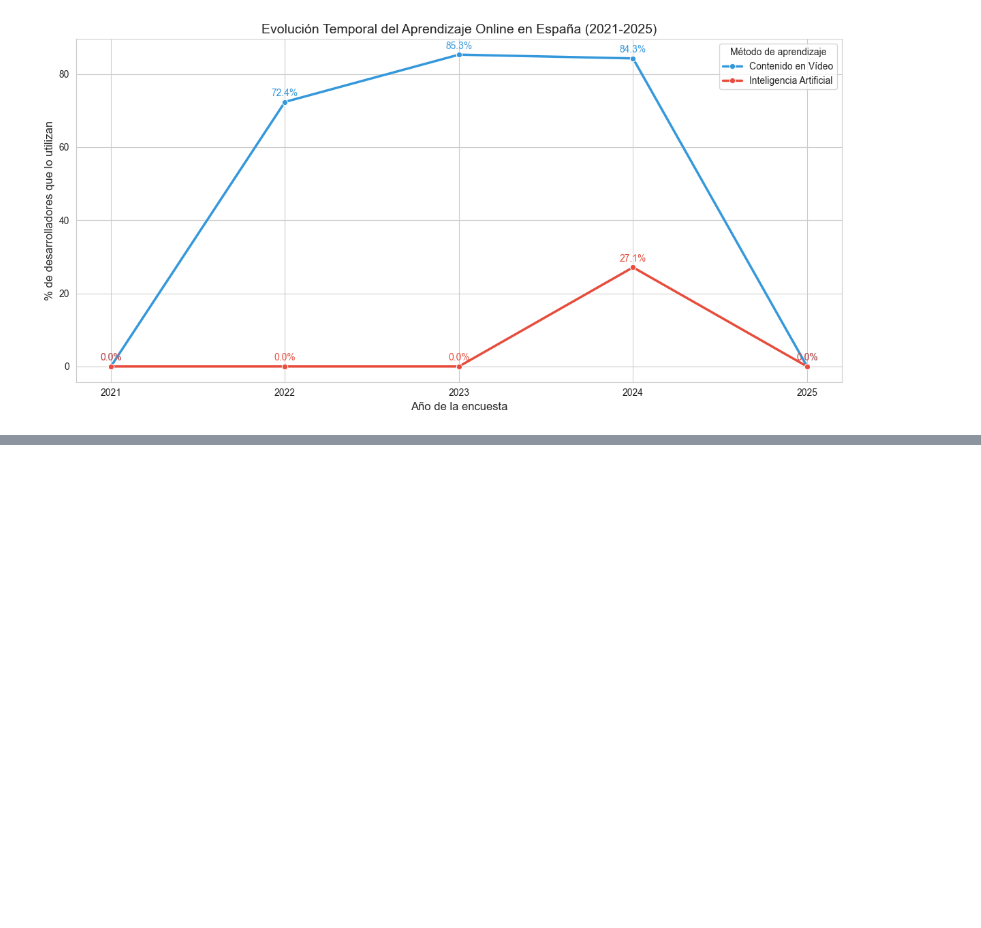
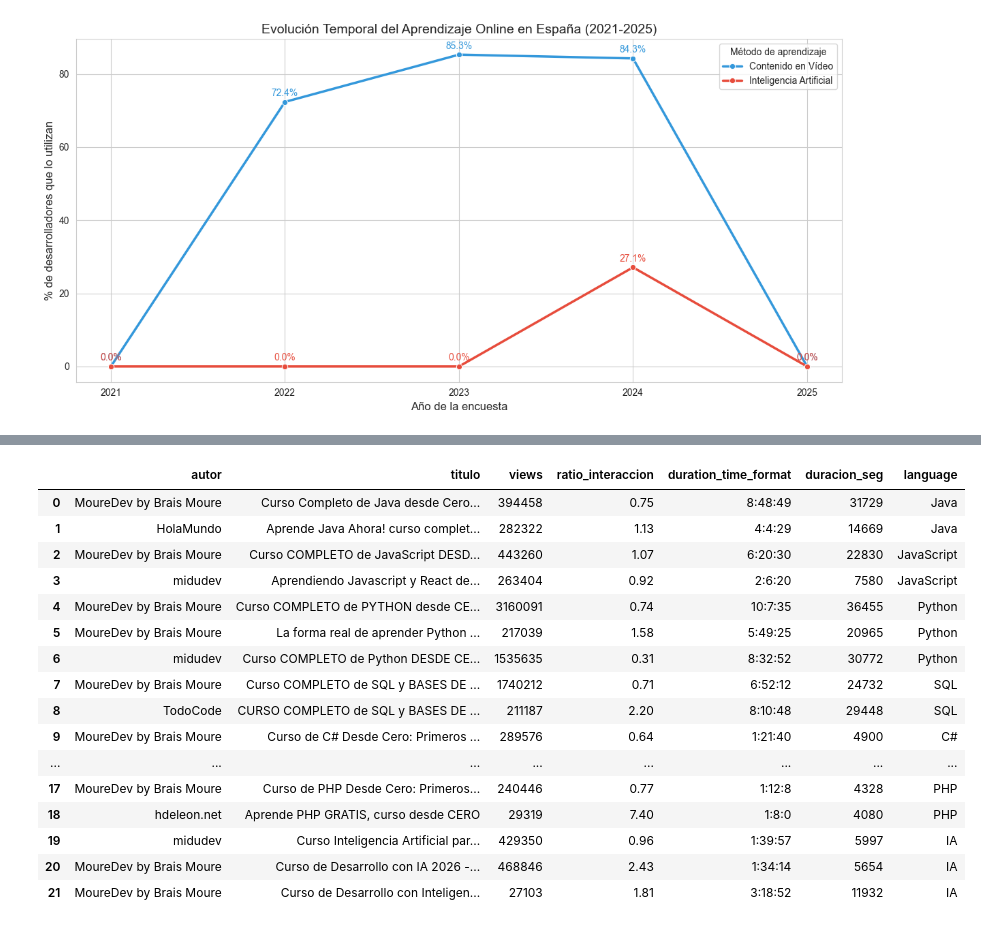
Before and after one commit to jlalonsoredon/EDA-programacion-tendencias, a Jupyter notebook: analisis-Stack-Overflow.ipynb, the cells around one changed output, grey strips where cells are left out. Saved outputs shown, nothing was run; the diff lists cells and outputs as text; code cells hidden in the pictures; blank space fills up the shorter version.

```diff
--- a/analisis-Stack-Overflow.ipynb
+++ b/analisis-Stack-Overflow.ipynb
@@ -1013,0 +1156,14 @@ plt.show()
+# %%
+from googleapiclient.discovery import build
+import pandas as pd
+import os
+from dotenv import load_dotenv
+
+# Cargar las variables de entorno desde el archivo .env
+load_dotenv()
+
+# Sustituye con tu clave de API obtenida en Google Cloud Console
+API_KEY = os.getenv("API_KEY")
+YOUTUBE_SERVICE_NAME = "youtube"
+YOUTUBE_API_VERSION = "v3"
+youtube = build(YOUTUBE_SERVICE_NAME, YOUTUBE_API_VERSION, developerKey=API_KEY)
@@ -1013,0 +1232,22 @@ plt.show()
+# %%
+# mostramos el DataFrame con las métricas de engagement para cada video y lenguaje
+df_engagement.to_csv('engagement_videos.csv', index=False)
+df_engagement
+# %% [output]
+|  | autor | titulo | views | ratio_interaccion | duration_time_format | duracion_seg | language |
+| 0 | MoureDev by Brais Moure | Curso Completo de Java desde Cero... | 394458 | 0.75 | 8:48:49 | 31729 | Java |
+| 1 | HolaMundo | Aprende Java Ahora! curso complet... | 282322 | 1.13 | 4:4:29 | 14669 | Java |
+| 2 | MoureDev by Brais Moure | Curso COMPLETO de JavaScript DESD... | 443260 | 1.07 | 6:20:30 | 22830 | JavaScript |
+| 3 | midudev | Aprendiendo Javascript y React de... | 263404 | 0.92 | 2:6:20 | 7580 | JavaScript |
+| 4 | MoureDev by Brais Moure | Curso COMPLETO de PYTHON desde CE... | 3160091 | 0.74 | 10:7:35 | 36455 | Python |
+| 5 | MoureDev by Brais Moure | La forma real de aprender Python ... | 217039 | 1.58 | 5:49:25 | 20965 | Python |
+| 6 | midudev | Curso COMPLETO de Python DESDE CE... | 1535635 | 0.31 | 8:32:52 | 30772 | Python |
+| 7 | MoureDev by Brais Moure | Curso COMPLETO de SQL y BASES DE ... | 1740212 | 0.71 | 6:52:12 | 24732 | SQL |
+| 8 | TodoCode | CURSO COMPLETO de SQL y BASES DE ... | 211187 | 2.20 | 8:10:48 | 29448 | SQL |
+| 9 | MoureDev by Brais Moure | Curso de C# Desde Cero: Primeros ... | 289576 | 0.64 | 1:21:40 | 4900 | C# |
+| ... | ... | ... | ... | ... | ... | ... | ... |
+| 17 | MoureDev by Brais Moure | Curso de PHP Desde Cero: Primeros... | 240446 | 0.77 | 1:12:8 | 4328 | PHP |
+| 18 | hdeleon.net | Aprende PHP GRATIS, curso desde CERO | 29319 | 7.40 | 1:8:0 | 4080 | PHP |
+| 19 | midudev | Curso Inteligencia Artificial par... | 429350 | 0.96 | 1:39:57 | 5997 | IA |
+| 20 | MoureDev by Brais Moure | Curso de Desarrollo con IA 2026 -... | 468846 | 2.43 | 1:34:14 | 5654 | IA |
+| 21 | MoureDev by Brais Moure | Curso de Desarrollo con Inteligen... | 27103 | 1.81 | 3:18:52 | 11932 | IA |
```
Also changed, not shown: parts of 39 cells of this notebook, 1 other file.
